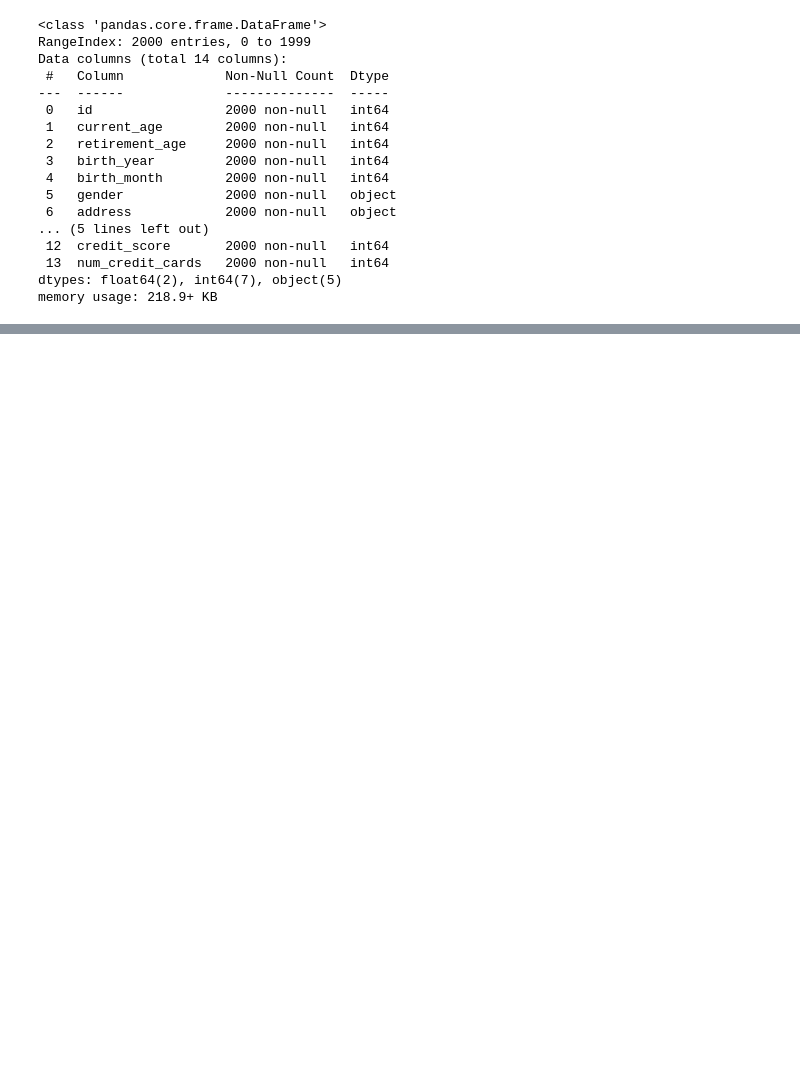
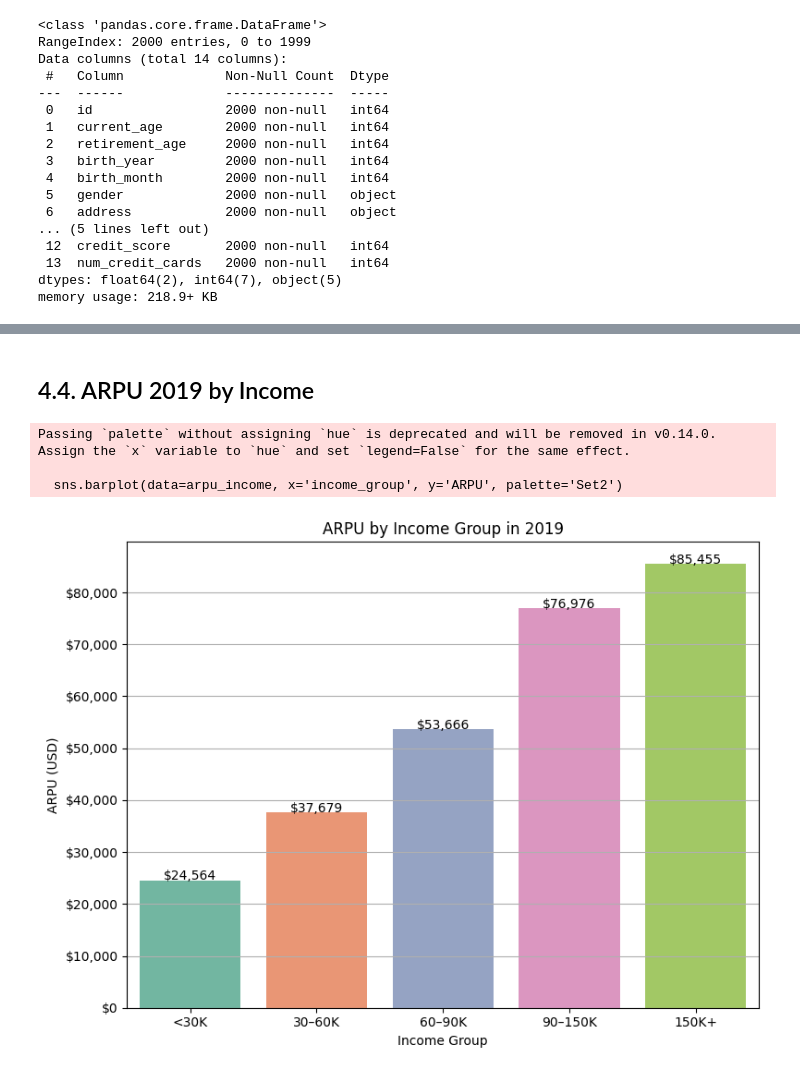
Before and after one commit to TuanTran2025/Final-Project, a Jupyter notebook: Final_Project.ipynb, the cells around one changed output, grey strips where cells are left out. Drawn from its saved outputs; the diff is of its cells as text; code cells hidden in the pictures; blank space fills up the shorter version.

```diff
--- a/Final_Project.ipynb
+++ b/Final_Project.ipynb
@@ -340,0 +1221,43 @@ ltv.head()
+# %% [markdown]
+## 4.4. ARPU 2019 by Income
+# %%
+# Ensure datetime and year extraction
+trans_demo['date'] = pd.to_datetime(trans_demo['date'])
+trans_demo['year'] = trans_demo['date'].dt.year
+
+# Identify the latest year
+latest_year = trans_demo['year'].max()
+
+# Filter data for latest year only
+latest_year_data = trans_demo[trans_demo['year'] == latest_year]
+
+# Calculate ARPU per income group
+arpu_income = (
+    latest_year_data.groupby('income_group')
+    .apply(lambda df: df['amount'].sum() / df['client_id'].nunique())
+    .reset_index(name='ARPU')
+)
+
+# Plotting
+plt.figure(figsize=(8, 6))
+sns.barplot(data=arpu_income, x='income_group', y='ARPU', palette='Set2')
+
+# Format y-axis with $ and thousand separator
+from matplotlib.ticker import FuncFormatter
+plt.gca().yaxis.set_major_formatter(FuncFormatter(lambda x, _: f"${x:,.0f}"))
+
+# Add value labels
+for i, row in arpu_income.iterrows():
+    plt.text(i, row['ARPU'] + 50, f"${row['ARPU']:,.0f}", ha='center', fontsize=10)
+
+plt.title(f"ARPU by Income Group in {latest_year}")
+plt.xlabel("Income Group")
+plt.ylabel("ARPU (USD)")
+plt.grid(axis='y')
+plt.tight_layout()
+plt.show()
+# %% [output]
+Passing `palette` without assigning `hue` is deprecated and will be removed in v0.14.0. Assign the `x` variable to `hue` and set `legend=False` for the same effect.
+
+  sns.barplot(data=arpu_income, x='income_group', y='ARPU', palette='Set2')
+[figure, added]
```
Also changed, not shown: parts of 145 cells of this notebook.
